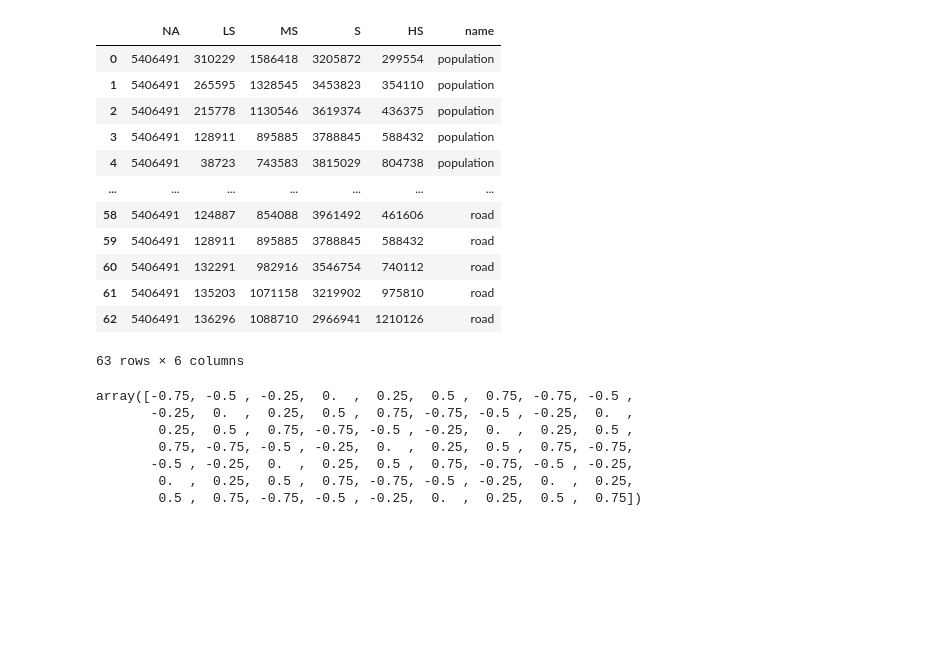
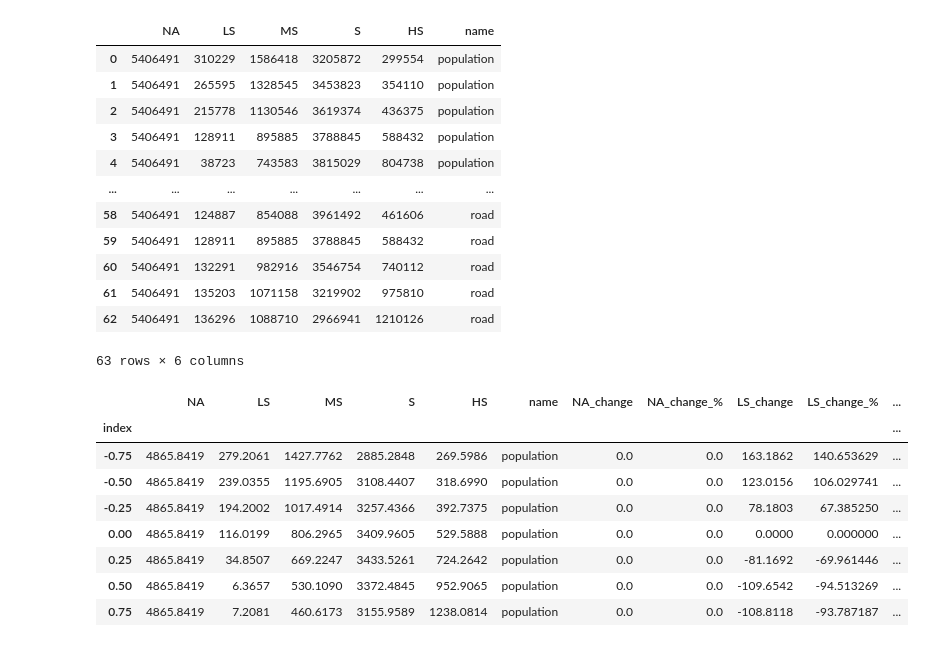
Before and after one commit to Auh3b/flood_shelter_sultability_research_unza, a Jupyter notebook: sensitivy_analysis.ipynb, the cells around one changed output. Drawn from its saved outputs; the diff is of its cells as text; code cells hidden in the pictures; blank space fills up the shorter version.

```diff
--- a/sensitivy_analysis.ipynb
+++ b/sensitivy_analysis.ipynb
@@ -270,15 +275,17 @@ df
 df_km2["index"] = np.array([adjust_var for x in range(len(crit_idx))]).flatten()
 df_km2 = df_km2.set_index("index")
 # %%
-df_km2.index.values
+df_km2[df_km2["name"]=='population']
 # %% [output]
-array([-0.75, -0.5 , -0.25,  0.  ,  0.25,  0.5 ,  0.75, -0.75, -0.5 ,
-       -0.25,  0.  ,  0.25,  0.5 ,  0.75, -0.75, -0.5 , -0.25,  0.  ,
-        0.25,  0.5 ,  0.75, -0.75, -0.5 , -0.25,  0.  ,  0.25,  0.5 ,
-        0.75, -0.75, -0.5 , -0.25,  0.  ,  0.25,  0.5 ,  0.75, -0.75,
-       -0.5 , -0.25,  0.  ,  0.25,  0.5 ,  0.75, -0.75, -0.5 , -0.25,
-        0.  ,  0.25,  0.5 ,  0.75, -0.75, -0.5 , -0.25,  0.  ,  0.25,
-        0.5 ,  0.75, -0.75, -0.5 , -0.25,  0.  ,  0.25,  0.5 ,  0.75])
+|  | NA | LS | MS | S | HS | name | NA_change | NA_change_% | LS_change | LS_change_% | ... |
+| index |  |  |  |  |  |  |  |  |  |  | ... |
+| -0.75 | 4865.8419 | 279.2061 | 1427.7762 | 2885.2848 | 269.5986 | population | 0.0 | 0.0 | 163.1862 | 140.653629 | ... |
+| -0.50 | 4865.8419 | 239.0355 | 1195.6905 | 3108.4407 | 318.6990 | population | 0.0 | 0.0 | 123.0156 | 106.029741 | ... |
+| -0.25 | 4865.8419 | 194.2002 | 1017.4914 | 3257.4366 | 392.7375 | population | 0.0 | 0.0 | 78.1803 | 67.385250 | ... |
+| 0.00 | 4865.8419 | 116.0199 | 806.2965 | 3409.9605 | 529.5888 | population | 0.0 | 0.0 | 0.0000 | 0.000000 | ... |
+| 0.25 | 4865.8419 | 34.8507 | 669.2247 | 3433.5261 | 724.2642 | population | 0.0 | 0.0 | -81.1692 | -69.961446 | ... |
+| 0.50 | 4865.8419 | 6.3657 | 530.1090 | 3372.4845 | 952.9065 | population | 0.0 | 0.0 | -109.6542 | -94.513269 | ... |
+| 0.75 | 4865.8419 | 7.2081 | 460.6173 | 3155.9589 | 1238.0814 | population | 0.0 | 0.0 | -108.8118 | -93.787187 | ... |
 # %%
 # df_km2[[x for x in df_km2.columns if str(x).endswith("_%")]].plot()
 # plt.show()
```
Also changed, not shown: parts of 2 cells of this notebook.
